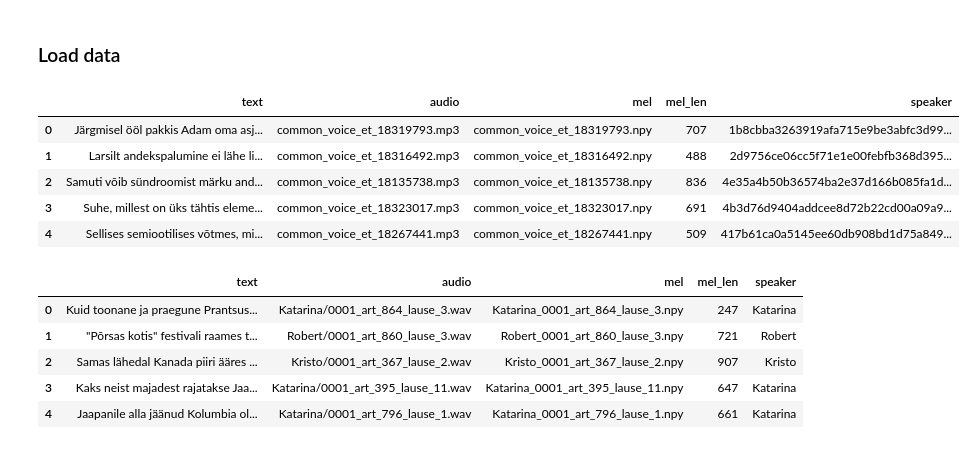
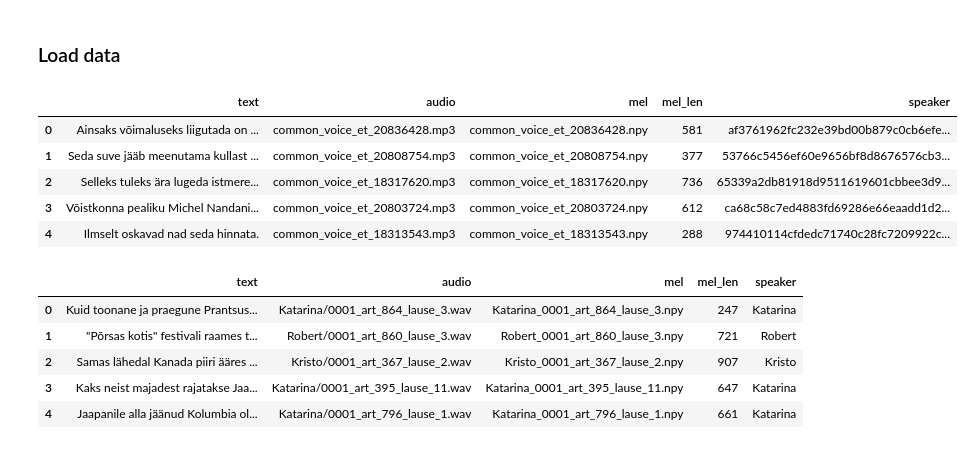
Before and after one commit to GeronimoOM/multi-speaker-tacotron2, a Jupyter notebook: speaker_encoder.ipynb, the cells around one changed output. Saved outputs shown, nothing was run; the diff lists cells and outputs as text; code cells hidden in the pictures.

```diff
--- a/speaker_encoder.ipynb
+++ b/speaker_encoder.ipynb
@@ -77,13 +104,13 @@ stft = init_stft(hparams)
 # %% [markdown]
 ### Load data
 # %%
-test_common_voice = pd.read_csv('/Users/olehmatsuk/Thesis/data_files/new/common_voice_test.csv')
+test_common_voice = pd.read_csv('/Users/olehmatsuk/Thesis/data_files/common_voice_test.csv')
 test_common_voice.head()
 # %% [output]
 |  | text | audio | mel | mel_len | speaker |
-| 0 | Järgmisel ööl pakkis Adam oma asj... | common_voice_et_18319793.mp3 | common_voice_et_18319793.npy | 707 | 1b8cbba3263919afa715e9be3abfc3d99... |
-| 1 | Larsilt andekspalumine ei lähe li... | common_voice_et_18316492.mp3 | common_voice_et_18316492.npy | 488 | 2d9756ce06cc5f71e1e00febfb368d395... |
-| 2 | Samuti võib sündroomist märku and... | common_voice_et_18135738.mp3 | common_voice_et_18135738.npy | 836 | 4e35a4b50b36574ba2e37d166b085fa1d... |
-| 3 | Suhe, millest on üks tähtis eleme... | common_voice_et_18323017.mp3 | common_voice_et_18323017.npy | 691 | 4b3d76d9404addcee8d72b22cd00a09a9... |
-| 4 | Sellises semiootilises võtmes, mi... | common_voice_et_18267441.mp3 | common_voice_et_18267441.npy | 509 | 417b61ca0a5145ee60db908bd1d75a849... |
+| 0 | Ainsaks võimaluseks liigutada on ... | common_voice_et_20836428.mp3 | common_voice_et_20836428.npy | 581 | af3761962fc232e39bd00b879c0cb6efe... |
+| 1 | Seda suve jääb meenutama kullast ... | common_voice_et_20808754.mp3 | common_voice_et_20808754.npy | 377 | 53766c5456ef60e9656bf8d8676576cb3... |
+| 2 | Selleks tuleks ära lugeda istmere... | common_voice_et_18317620.mp3 | common_voice_et_18317620.npy | 736 | 65339a2db81918d9511619601cbbee3d9... |
+| 3 | Võistkonna pealiku Michel Nandani... | common_voice_et_20803724.mp3 | common_voice_et_20803724.npy | 612 | ca68c58c7ed4883fd69286e66eaadd1d2... |
+| 4 | Ilmselt oskavad nad seda hinnata. | common_voice_et_18313543.mp3 | common_voice_et_18313543.npy | 288 | 974410114cfdedc71740c28fc7209922c... |
 # %%
```
Also changed, not shown: parts of 35 cells of this notebook, 2 other files.
